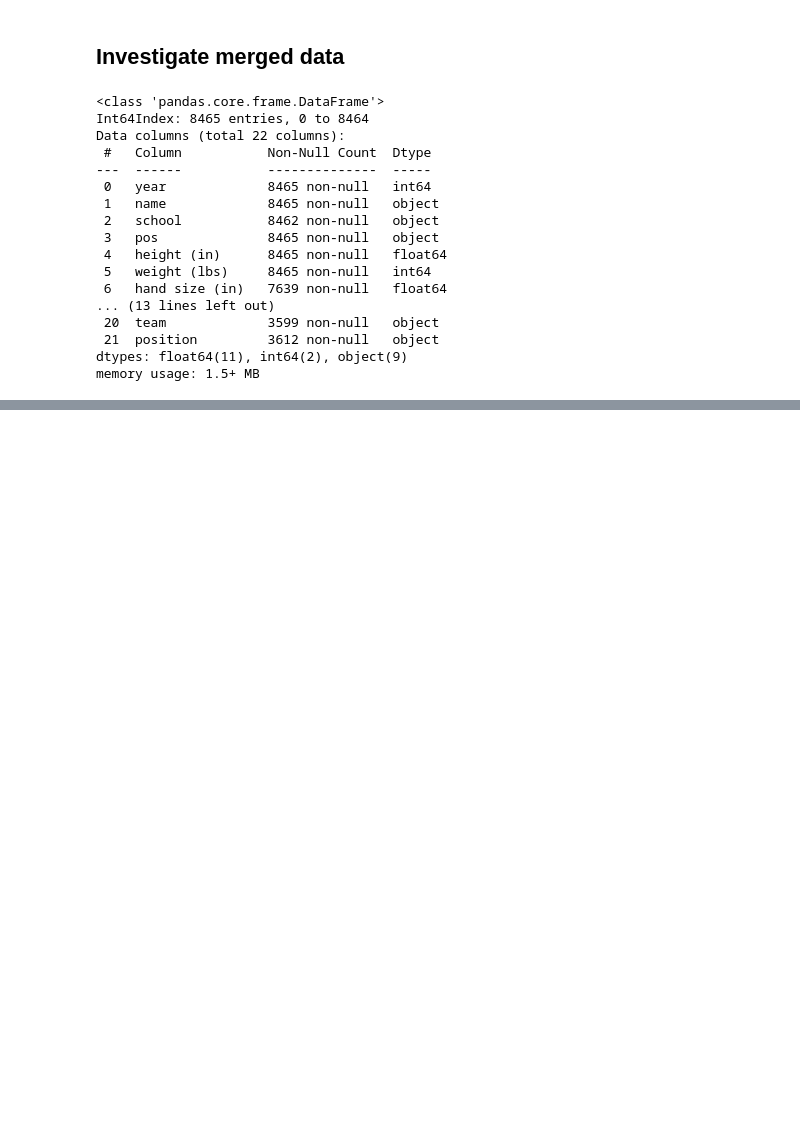
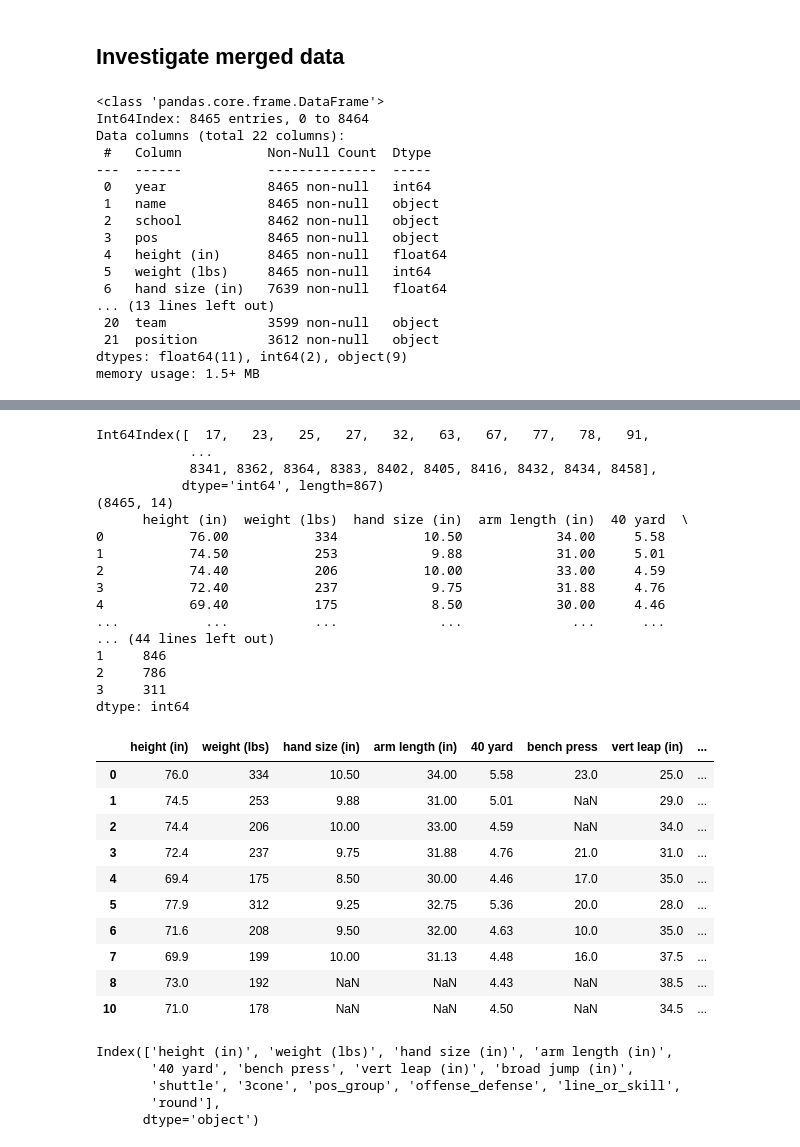
Before and after one commit to hollberg/nfl_combine_draft, a Jupyter notebook: jupy_clean.ipynb, the cells around one changed output, grey strips where cells are left out. Drawn from its saved outputs; the diff is of its cells as text; code cells hidden in the pictures; blank space fills up the shorter version.

```diff
--- a/jupy_clean.ipynb
+++ b/jupy_clean.ipynb
@@ -339,0 +302,80 @@ memory usage: 1.5+ MB
+# %%
+# Drop 60yd shuttle
+try:
+    df_merged.drop(columns=['60yd shuttle'], inplace=True)
+except:
+    pass
+
+# overwite blank 'round' values with '8' (will indicate undrafted)
+df_merged['round'].fillna(8, inplace=True)
+
+merged_cols_to_drop = ['year', 'name', 'school', 'pos',
+                       'pk(ovr)', 'team', 'position']
+
+try:
+    df_merged.drop(columns=merged_cols_to_drop, inplace=True)
+except:
+    pass
+
+positions_to_drop = ['SN', 'K', 'QB', 'FB']
+positions_mask = \
+    df_merged[df_merged['pos_group'].isin(positions_to_drop)].index
+
+print(positions_mask)
+
+print(df_merged.shape)
+df_merged.drop(positions_mask, inplace=True)
+print(df_merged)
+
+
+# How many players don't have much combine data? Drop them
+metrics_cols = ['height (in)', 'weight (lbs)', 'hand size (in)', 'arm length (in)',
+       '40 yard', 'bench press', 'vert leap (in)', 'broad jump (in)',
+       'shuttle', '3cone']
+
+# See count of records by number of missing metrics values
+# 10 total metrics values, drop if they don't have at least 8
+print(df_merged[metrics_cols].isna().sum(axis=1).value_counts())
+df_merged.dropna(axis=0, thresh=7,
+                 subset=metrics_cols, inplace=True)
+
+print(df_merged[metrics_cols].isna().sum(axis=1).value_counts())
+
+df_merged.head(10)
+# %% [output]
+Int64Index([  17,   23,   25,   27,   32,   63,   67,   77,   78,   91,
+            ...
+            8341, 8362, 8364, 8383, 8402, 8405, 8416, 8432, 8434, 8458],
+           dtype='int64', length=867)
+(8465, 14)
+      height (in)  weight (lbs)  hand size (in)  arm length (in)  40 yard  \
+0           76.00           334           10.50            34.00     5.58
+1           74.50           253            9.88            31.00     5.01
+2           74.40           206           10.00            33.00     4.59
+3           72.40           237            9.75            31.88     4.76
+4           69.40           175            8.50            30.00     4.46
+...           ...           ...             ...              ...      ...
+... (44 lines left out)
+1     846
+2     786
+3     311
+dtype: int64
+|  | height (in) | weight (lbs) | hand size (in) | arm length (in) | 40 yard | bench press | vert leap (in) | ... |
+| 0 | 76.0 | 334 | 10.50 | 34.00 | 5.58 | 23.0 | 25.0 | ... |
+| 1 | 74.5 | 253 | 9.88 | 31.00 | 5.01 | NaN | 29.0 | ... |
+| 2 | 74.4 | 206 | 10.00 | 33.00 | 4.59 | NaN | 34.0 | ... |
+| 3 | 72.4 | 237 | 9.75 | 31.88 | 4.76 | 21.0 | 31.0 | ... |
+| 4 | 69.4 | 175 | 8.50 | 30.00 | 4.46 | 17.0 | 35.0 | ... |
+| 5 | 77.9 | 312 | 9.25 | 32.75 | 5.36 | 20.0 | 28.0 | ... |
+| 6 | 71.6 | 208 | 9.50 | 32.00 | 4.63 | 10.0 | 35.0 | ... |
+| 7 | 69.9 | 199 | 10.00 | 31.13 | 4.48 | 16.0 | 37.5 | ... |
+| 8 | 73.0 | 192 | NaN | NaN | 4.43 | NaN | 38.5 | ... |
+| 10 | 71.0 | 178 | NaN | NaN | 4.50 | NaN | 34.5 | ... |
+# %%
+df_merged.columns
+# %% [output]
+Index(['height (in)', 'weight (lbs)', 'hand size (in)', 'arm length (in)',
+       '40 yard', 'bench press', 'vert leap (in)', 'broad jump (in)',
+       'shuttle', '3cone', 'pos_group', 'offense_defense', 'line_or_skill',
+       'round'],
+      dtype='object')
```
Also changed, not shown: parts of 27 cells of this notebook, 2 other files.
